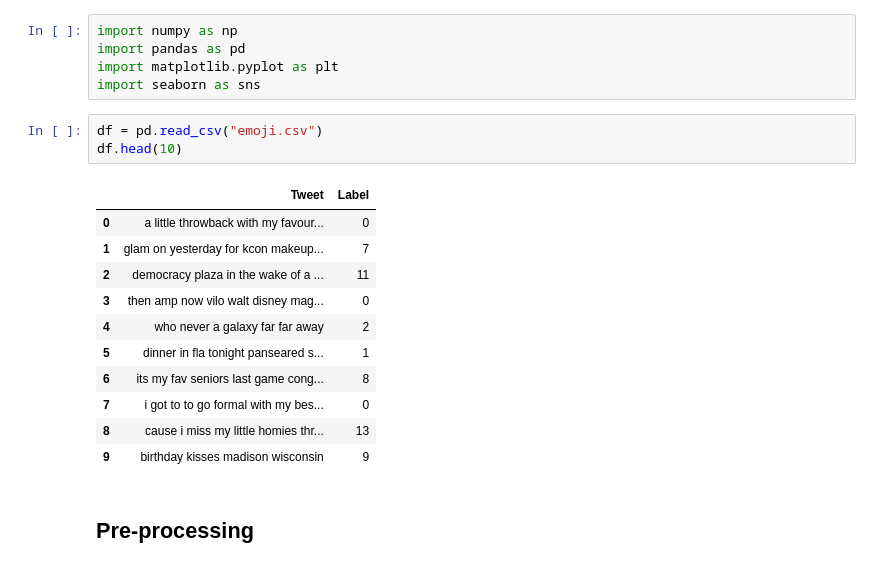
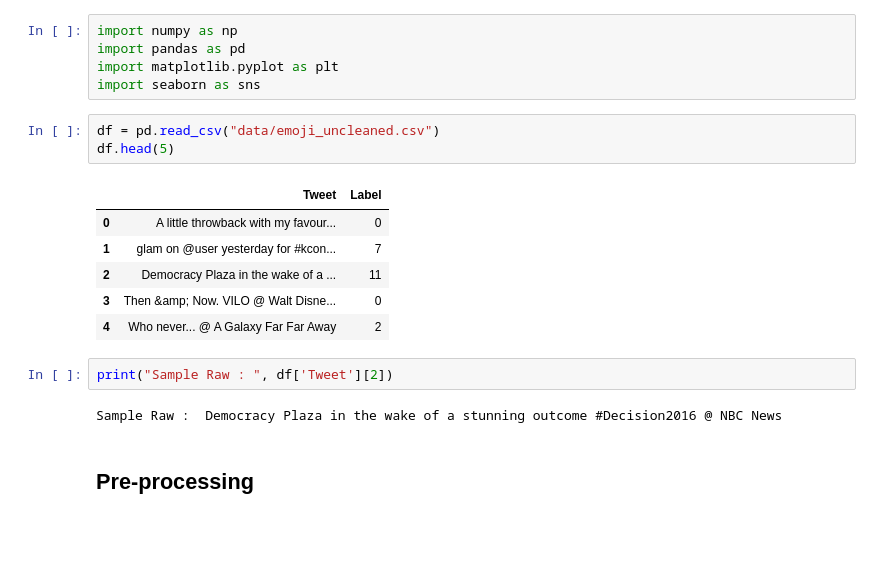
Before and after one commit to Defcon27/Emoji-Prediction-using-Deep-Learning, a Jupyter notebook: Emoji_ML.ipynb, the cells around one changed output. Drawn from its saved outputs; the diff is of its cells as text; blank space fills up the shorter version.

```diff
--- a/Emoji_ML.ipynb
+++ b/Emoji_ML.ipynb
@@ -6,20 +6,19 @@ import pandas as pd
 import matplotlib.pyplot as plt
 import seaborn as sns
 # %%
-df = pd.read_csv("emoji.csv")
-df.head(10)
+df = pd.read_csv("data/emoji_uncleaned.csv")
+df.head(5)
 # %% [output]
 |  | Tweet | Label |
-| 0 | a little throwback with my favour... | 0 |
-| 1 | glam on yesterday for kcon makeup... | 7 |
-| 2 | democracy plaza in the wake of a ... | 11 |
-| 3 | then amp now vilo walt disney mag... | 0 |
-| 4 | who never a galaxy far far away | 2 |
-| 5 | dinner in fla tonight panseared s... | 1 |
-| 6 | its my fav seniors last game cong... | 8 |
-| 7 | i got to to go formal with my bes... | 0 |
-| 8 | cause i miss my little homies thr... | 13 |
-| 9 | birthday kisses madison wisconsin | 9 |
+| 0 | A little throwback with my favour... | 0 |
+| 1 | glam on @user yesterday for #kcon... | 7 |
+| 2 | Democracy Plaza in the wake of a ... | 11 |
+| 3 | Then &amp; Now. VILO @ Walt Disne... | 0 |
+| 4 | Who never... @ A Galaxy Far Far Away | 2 |
+# %%
+print("Sample Raw : ", df['Tweet'][2])
+# %% [output]
+Sample Raw :  Democracy Plaza in the wake of a stunning outcome #Decision2016 @ NBC News
 # %% [markdown]
 ## Pre-processing
 # %% [markdown]
```
Also changed, not shown: parts of 20 cells of this notebook, 1 other file.
